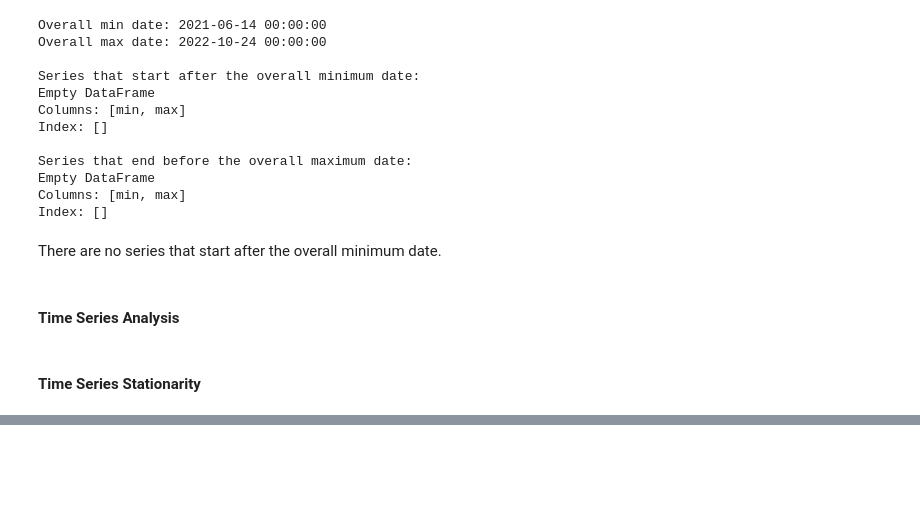
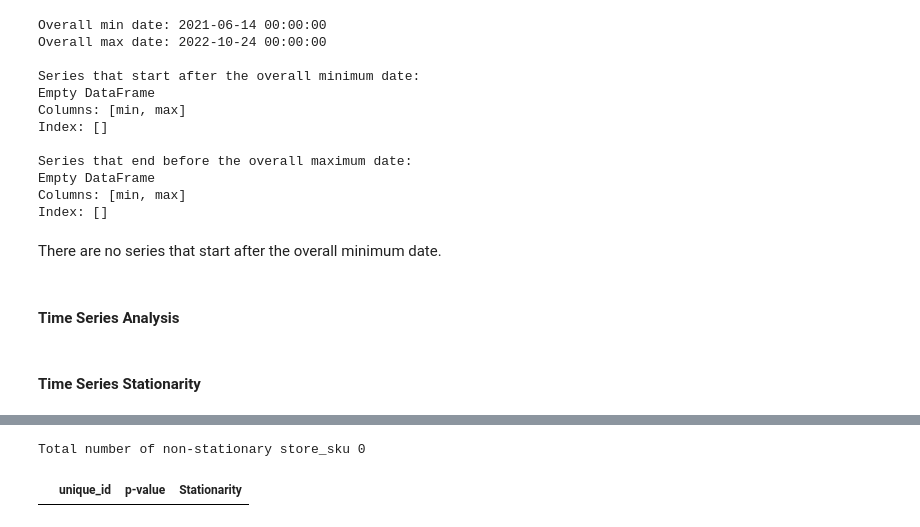
Before and after one commit to emirhansilsupur/supply-chain-analytics-forecasting, a Jupyter notebook: SC_Analytics_Forecasting.ipynb, the cells around one changed output, grey strips where cells are left out. Drawn from its saved outputs; the diff is of its cells as text; code cells hidden in the pictures; blank space fills up the shorter version.

```diff
--- a/SC_Analytics_Forecasting.ipynb
+++ b/SC_Analytics_Forecasting.ipynb
@@ -1918,0 +1951,6 @@ results_adf = apply_adf_test(df_forecast, "y")
+# %%
+nonst_df_diff = get_non_stationary_stores(results_adf_)
+nonst_df_diff
+# %% [output]
+Total number of non-stationary store_sku 0
+|  | unique_id | p-value | Stationarity |
```
Also changed, not shown: parts of 5 cells of this notebook.
